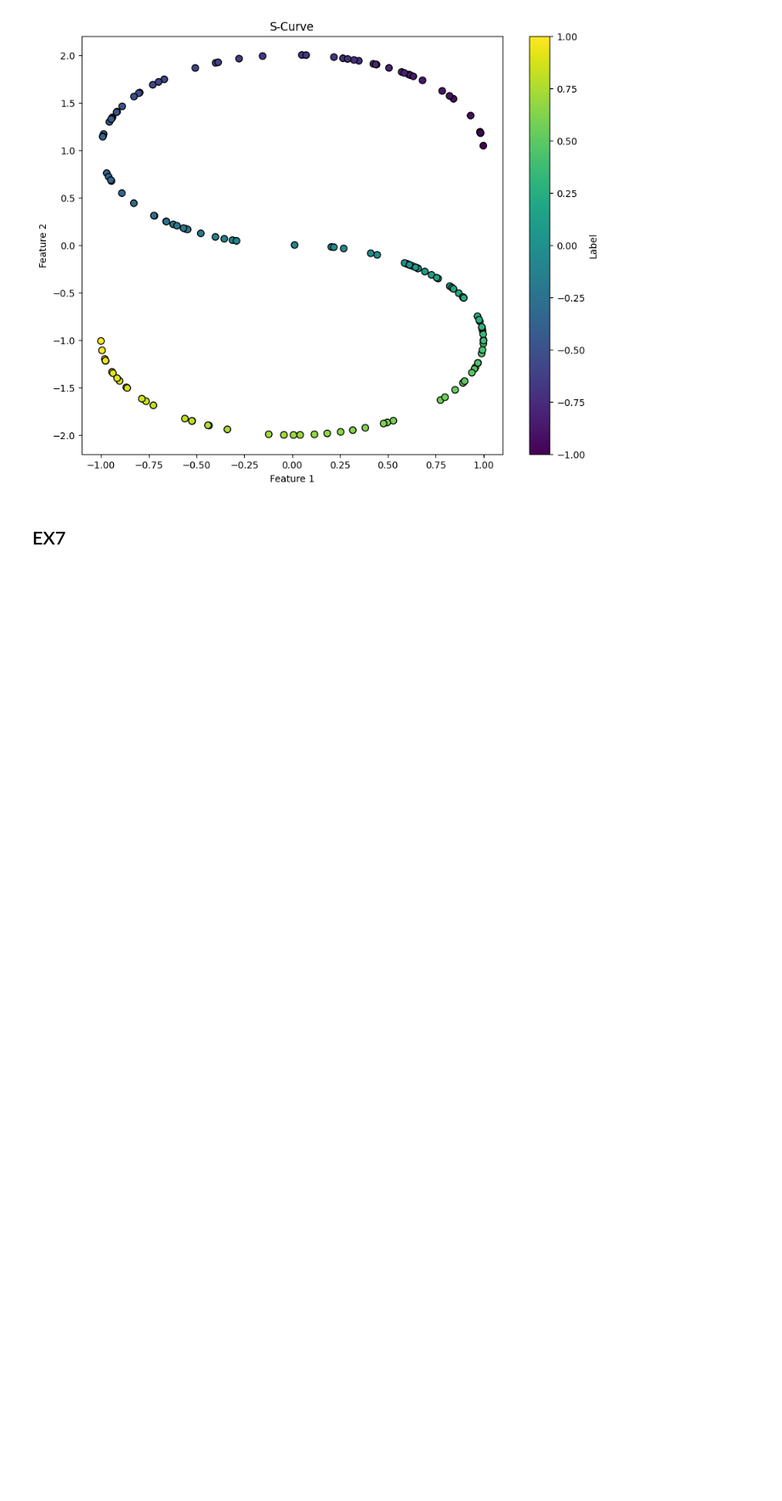
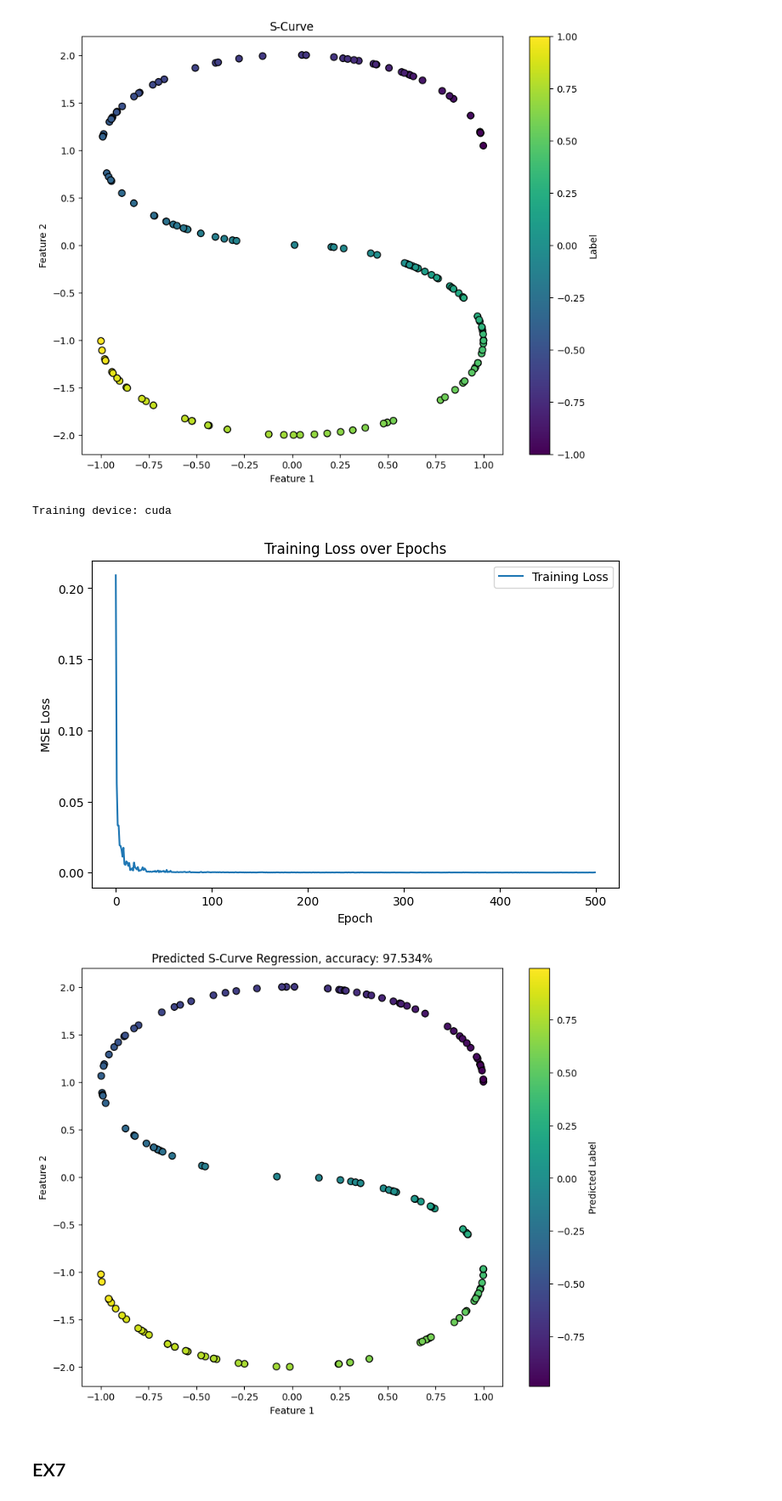
Before and after one commit to JonathanZmora/IntroToDeepLearning, a Jupyter notebook: DL_HW1_I.ipynb, the cells around one changed output. Shown at 85% size. Saved outputs shown, nothing was run; the diff lists cells and outputs as text; code cells hidden in the pictures; blank space fills up the shorter version.

```diff
--- a/DL_HW1_I.ipynb
+++ b/DL_HW1_I.ipynb
@@ -618,3 +622,75 @@ plot_s_curve(X_train, y_train)
+# %%
+### Your code goes here ####
+
+device = torch.device("cuda" if torch.cuda.is_available() else "cpu")
+print("Training device:", device)
+
+# Convert numpy arrays to PyTorch tensors AND move to device
+X_train_tensor = torch.tensor(X_train, dtype=torch.float32).to(device)
+y_train_tensor = torch.tensor(y_train, dtype=torch.float32).unsqueeze(1).to(device)
+
+X_test_tensor = torch.tensor(X_test, dtype=torch.float32).to(device)
+y_test_tensor = torch.tensor(y_test, dtype=torch.float32).unsqueeze(1).to(device)
+
+train_dataset = TensorDataset(X_train_tensor, y_train_tensor)
+train_loader = DataLoader(train_dataset, batch_size=32, shuffle=True)
+
+# Simple feedforward network for regression
+model = nn.Sequential(
+    nn.Linear(2, 64),
+    nn.ReLU(),
+    nn.Linear(64, 64),
+    nn.ReLU(),
+    nn.Linear(64, 1)
+).to(device)
+
+criterion = nn.MSELoss()
+optimizer = optim.Adam(model.parameters(), lr=0.001)
+
+num_epochs = 500
+loss_history = []
+
+for epoch in tqdm(range(num_epochs)):
+    for X_batch, y_batch in train_loader:
+        optimizer.zero_grad()
+
+        outputs = model(X_batch)
+        loss = criterion(outputs, y_batch)
+
+        loss.backward()
+        optimizer.step()
+
+    loss_history.append(loss.item())
+
+# Evaluation
+model.eval()
+with torch.no_grad():
+    y_pred = model(X_test_tensor).cpu().numpy()
+
+y_true = y_test_tensor.cpu().numpy()
+r2 = r2_score(y_true, y_pred)
+
+# Plot loss
+plt.figure(figsize=(8, 5))
+plt.plot(loss_history, label="Training Loss")
+plt.xlabel("Epoch")
+plt.ylabel("MSE Loss")
+plt.title("Training Loss over Epochs")
+plt.legend()
+plt.show()
+
+# Plot test points
+plt.figure(figsize=(10, 8))
+plt.scatter(X_test[:, 0], X_test[:, 1], c=y_pred, cmap="viridis", edgecolor="k", s=50)
+plt.xlabel("Feature 1")
+plt.ylabel("Feature 2")
+plt.title(f"Predicted S-Curve Regression, accuracy: {r2:.3%}")
+plt.colorbar(label="Predicted Label")
+plt.show()
+# %% [output]
+Training device: cuda
+[figure, added]
+[figure, added]
 # %% [markdown]
 ## EX7
 # %%
```
Also changed, not shown: parts of 8 cells of this notebook.
